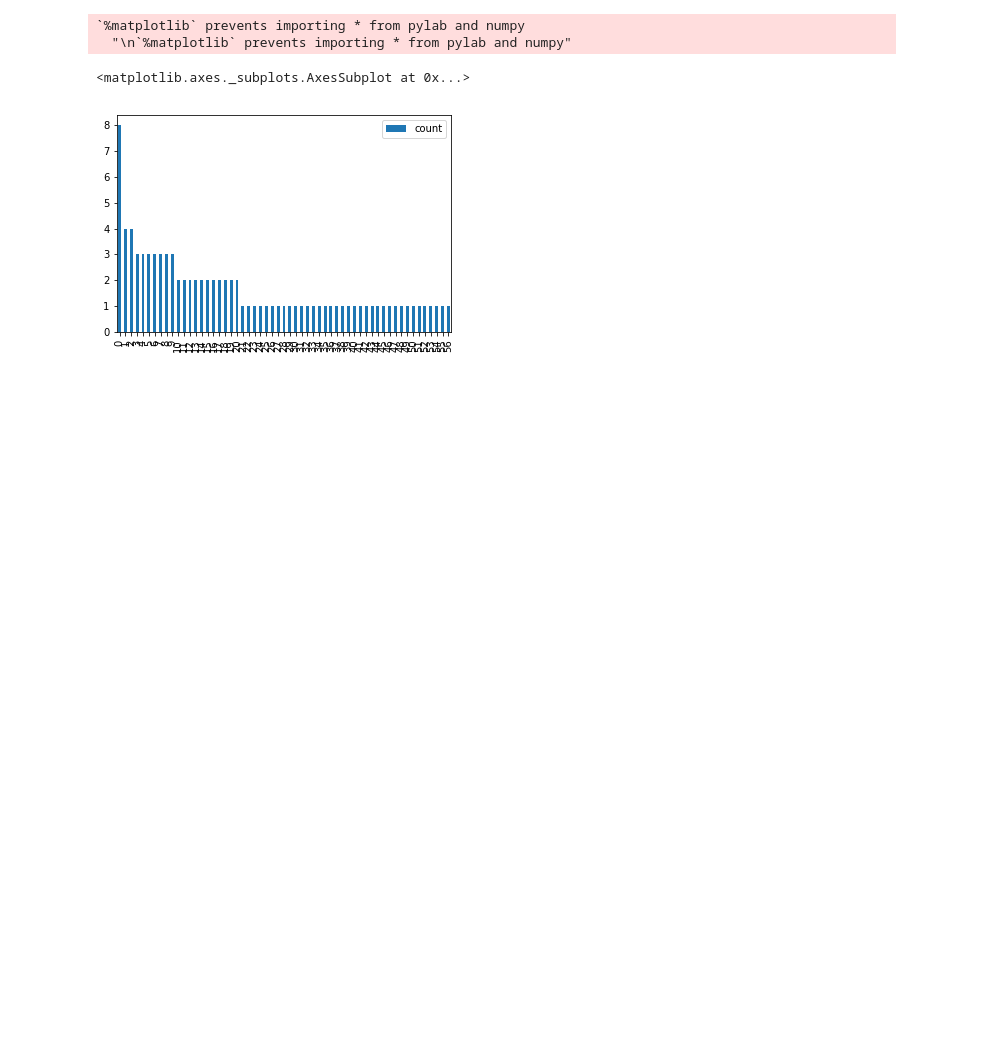
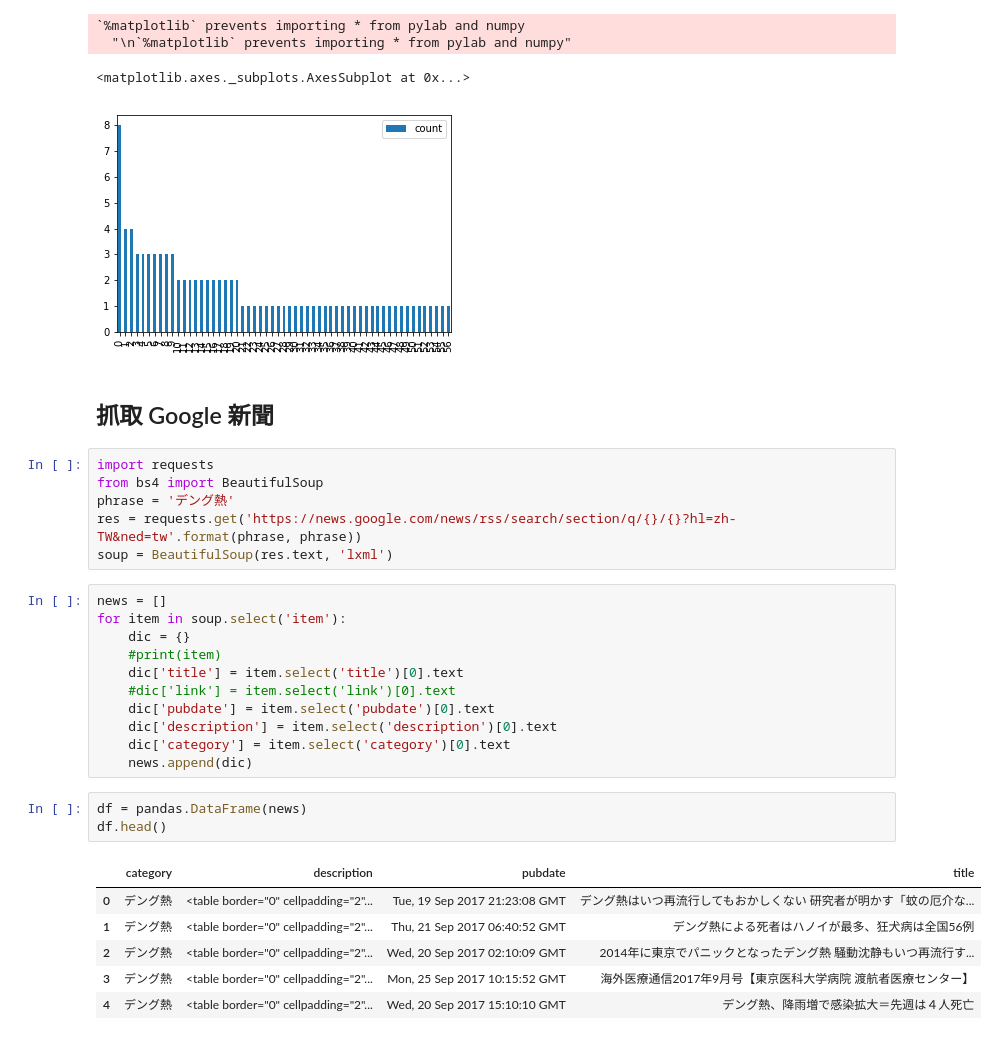
Before and after one commit to ywchiu/cdc_course, a Jupyter notebook: Demo20170927.ipynb, the cells around one changed output. Saved outputs shown, nothing was run; the diff lists cells and outputs as text; blank space fills up the shorter version.

```diff
--- a/Demo20170927.ipynb
+++ b/Demo20170927.ipynb
@@ -619,3 +619,32 @@ Populating the interactive namespace from numpy and matplotlib
   "\n`%matplotlib` prevents importing * from pylab and numpy"
 <matplotlib.axes._subplots.AxesSubplot at 0x...>
 [figure]
+# %% [markdown]
+## 抓取 Google 新聞
+# %%
+import requests
+from bs4 import BeautifulSoup
+phrase = 'デング熱'
+res = requests.get('https://news.google.com/news/rss/search/section/q/{}/{}?hl=zh-TW&ned=tw'.format(phrase, phrase))
+soup = BeautifulSoup(res.text, 'lxml')
+# %%
+news = []
+for item in soup.select('item'):
+    dic = {}
+    #print(item)
+    dic['title'] = item.select('title')[0].text
+    #dic['link'] = item.select('link')[0].text
+    dic['pubdate'] = item.select('pubdate')[0].text
+    dic['description'] = item.select('description')[0].text
+    dic['category'] = item.select('category')[0].text
+    news.append(dic)
+# %%
+df = pandas.DataFrame(news)
+df.head()
+# %% [output]
+|  | category | description | pubdate | title |
+| 0 | デング熱 | <table border="0" cellpadding="2"... | Tue, 19 Sep 2017 21:23:08 GMT | デング熱はいつ再流行してもおかしくない 研究者が明かす「蚊の厄介な... |
+| 1 | デング熱 | <table border="0" cellpadding="2"... | Thu, 21 Sep 2017 06:40:52 GMT | デング熱による死者はハノイが最多、狂犬病は全国56例 |
+| 2 | デング熱 | <table border="0" cellpadding="2"... | Wed, 20 Sep 2017 02:10:09 GMT | 2014年に東京でパニックとなったデング熱 騒動沈静もいつ再流行す... |
+| 3 | デング熱 | <table border="0" cellpadding="2"... | Mon, 25 Sep 2017 10:15:52 GMT | 海外医療通信2017年9月号【東京医科大学病院 渡航者医療センター】 |
+| 4 | デング熱 | <table border="0" cellpadding="2"... | Wed, 20 Sep 2017 15:10:10 GMT | デング熱、降雨増で感染拡大＝先週は４人死亡 |
```
Also changed, not shown: parts of 4 cells of this notebook.
